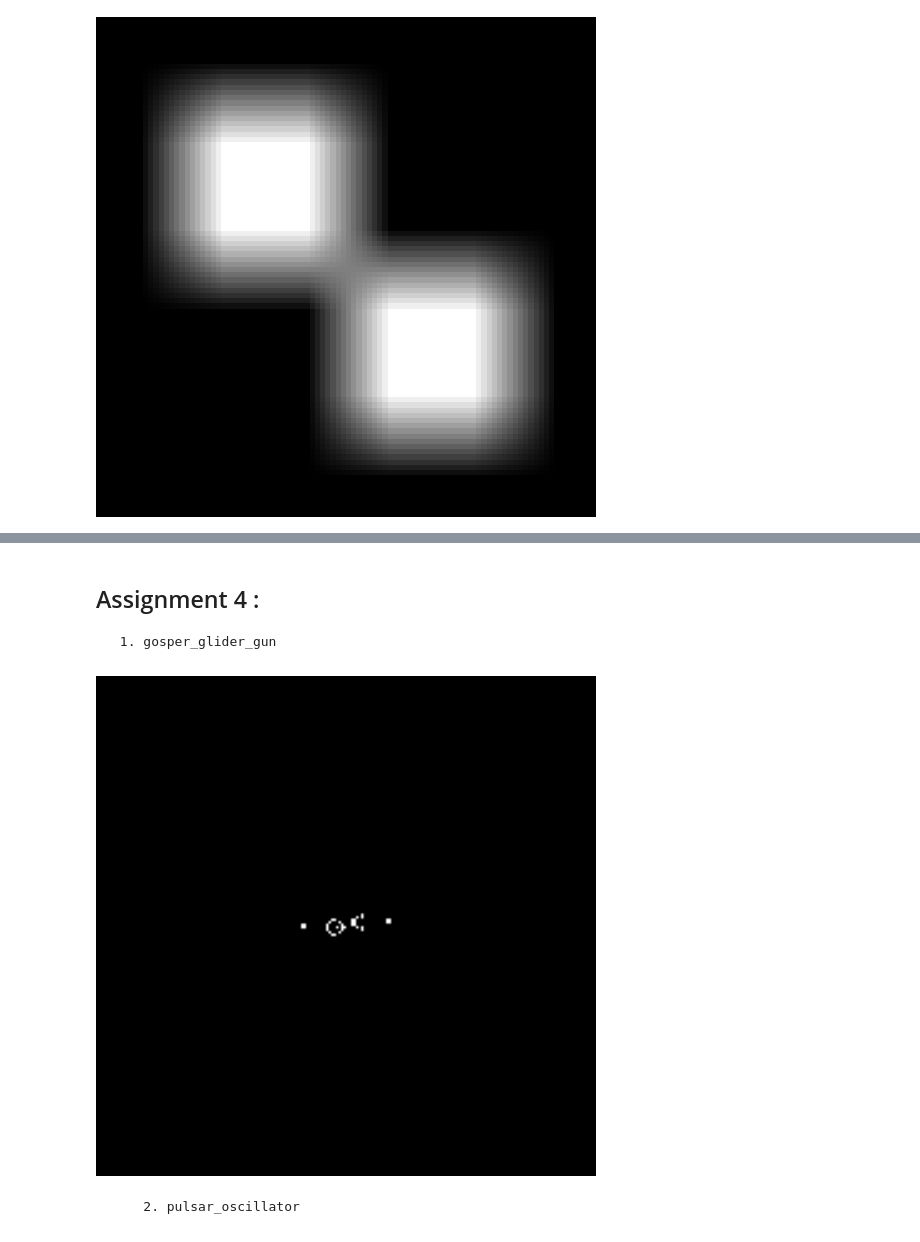
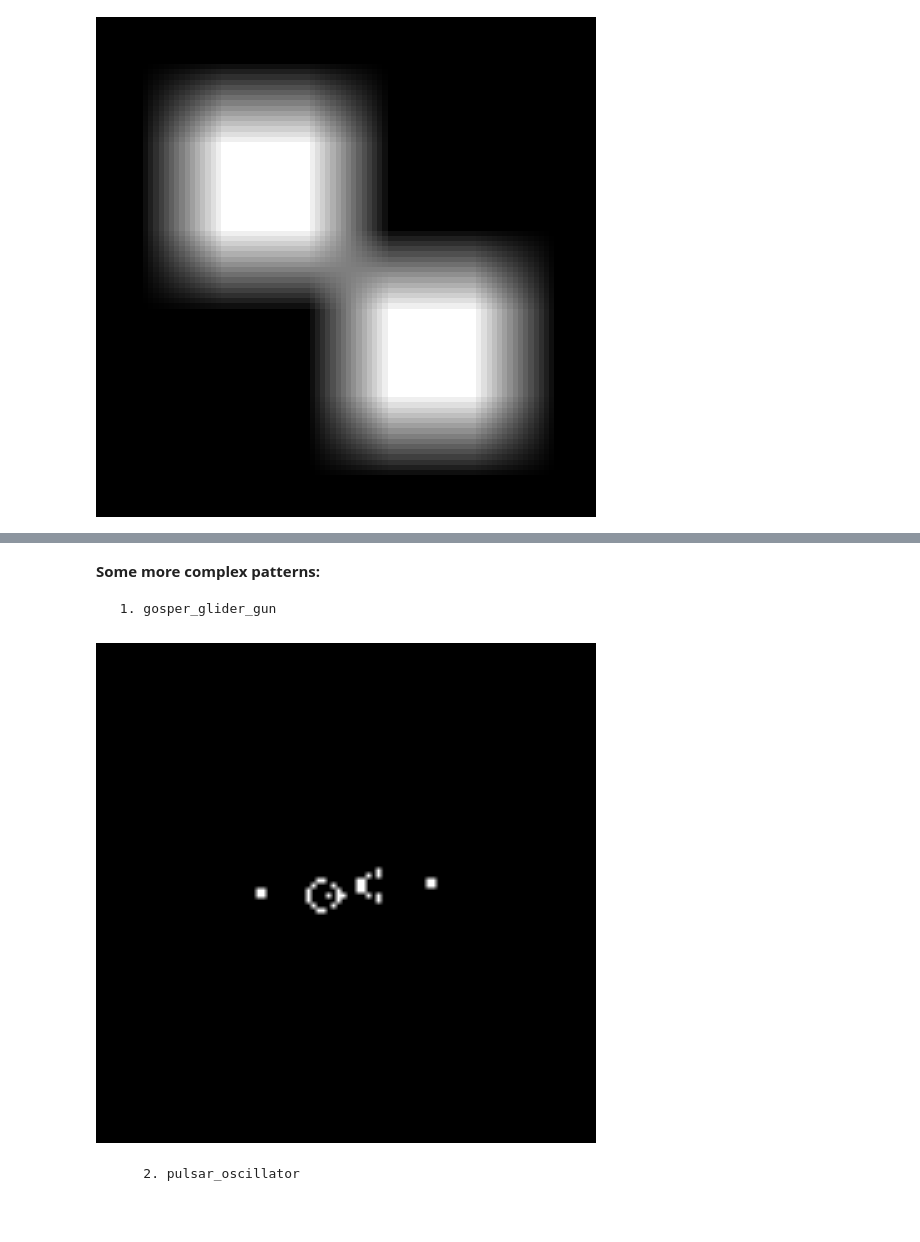
Before and after one commit to mhbagheri-99/Python_FinalProject, a Jupyter notebook: Project.ipynb, the cells around one changed output, grey strips where cells are left out. Saved outputs shown, nothing was run; the diff lists cells and outputs as text; code cells hidden in the pictures.

Commit message:
Debugged some existing problems and rewrote some functions, finalized the commenting of my sections, and analysis of the examples

```diff
--- a/Project.ipynb
+++ b/Project.ipynb
@@ -158,3 +158,8 @@ Beacon:
+# %%
+def expand_space(pattern, size, x, y):
+    expanded_matrix = np.zeros((size,size))
+    expanded_matrix[x:pattern.shape[0]+x,y:pattern.shape[1]+y] = pattern
+    return expanded_matrix
 # %%
 """
 This code defines three spaceships: glider, lwss, and mwss. Each spaceship is represented as a numpy array.
@@ -216,50 +210,42 @@ MWSS:
 [figure]
 # %% [markdown]
-## Assignment 4 :
+**Some more complex patterns:**
+
      1. gosper_glider_gun
 # %%
 def gosper_glider_gun():
     gun = np.zeros((11, 38), dtype=int)
 
     gun[5][1] = gun[5][2] = 1
     gun[6][1] = gun[6][2] = 1
 
     gun[3][13] = gun[3][14] = 1
     gun[4][12] = gun[4][16] = 1
     gun[5][11] = gun[5][17] = 1
     gun[6][11] = gun[6][15] = gun[6][17] = gun[6][18] = 1
     gun[7][11] = gun[7][17] = 1
     gun[8][12] = gun[8][16] = 1
     gun[9][13] = gun[9][14] = 1
 
     gun[1][25] = 1
     gun[2][23] = gun[2][25] = 1
     gun[3][21] = gun[3][22] = 1
     gun[4][21] = gun[4][22] = 1
     gun[5][21] = gun[5][22] = 1
     gun[6][23] = gun[6][25] = 1
     gun[7][25] = 1
 
     gun[3][35] = gun[3][36] = 1
     gun[4][35] = gun[4][36] = 1
 
     return gun
 
 
-
-def visualize_and_save_large_world(pattern, num_generations, filename_prefix):
-    grid_size = (200, 200)
-    zero_matrix = np.zeros(grid_size)
-    center_row = (grid_size[0] - pattern.shape[0]) // 2
-    center_col = (grid_size[1] - pattern.shape[1]) // 2
-    zero_matrix[center_row:center_row + pattern.shape[0], center_col:center_col + pattern.shape[1]] = pattern
-
-    visualize_and_save(zero_matrix, num_generations, filename_prefix)
-
-
 gosper_glider_gun_pattern = gosper_glider_gun()
-visualize_and_save_large_world(gosper_glider_gun_pattern, 150, 'pattern examples/gosper_glider_gun')
+visualize_and_save(
+    expand_space(gosper_glider_gun_pattern, 100, (100 - gosper_glider_gun_pattern.shape[0]) // 2, (100 - gosper_glider_gun_pattern.shape[1]) // 2),
+    100, 'pattern_examples/gosper_glider_gun')
 # %% [output]
-[figure, old version]
+[figure, new version]
 # %% [markdown]
         2. pulsar_oscillator
```
Also changed, not shown: parts of 21 cells of this notebook.
